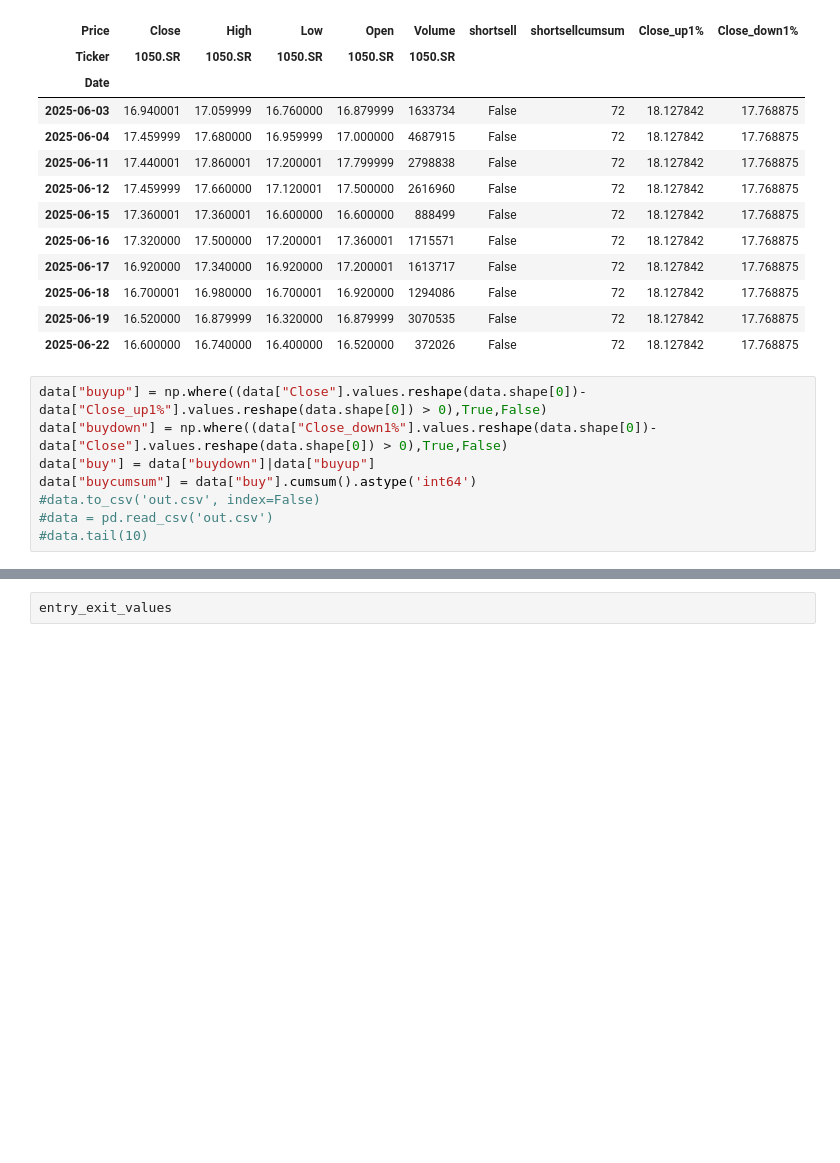
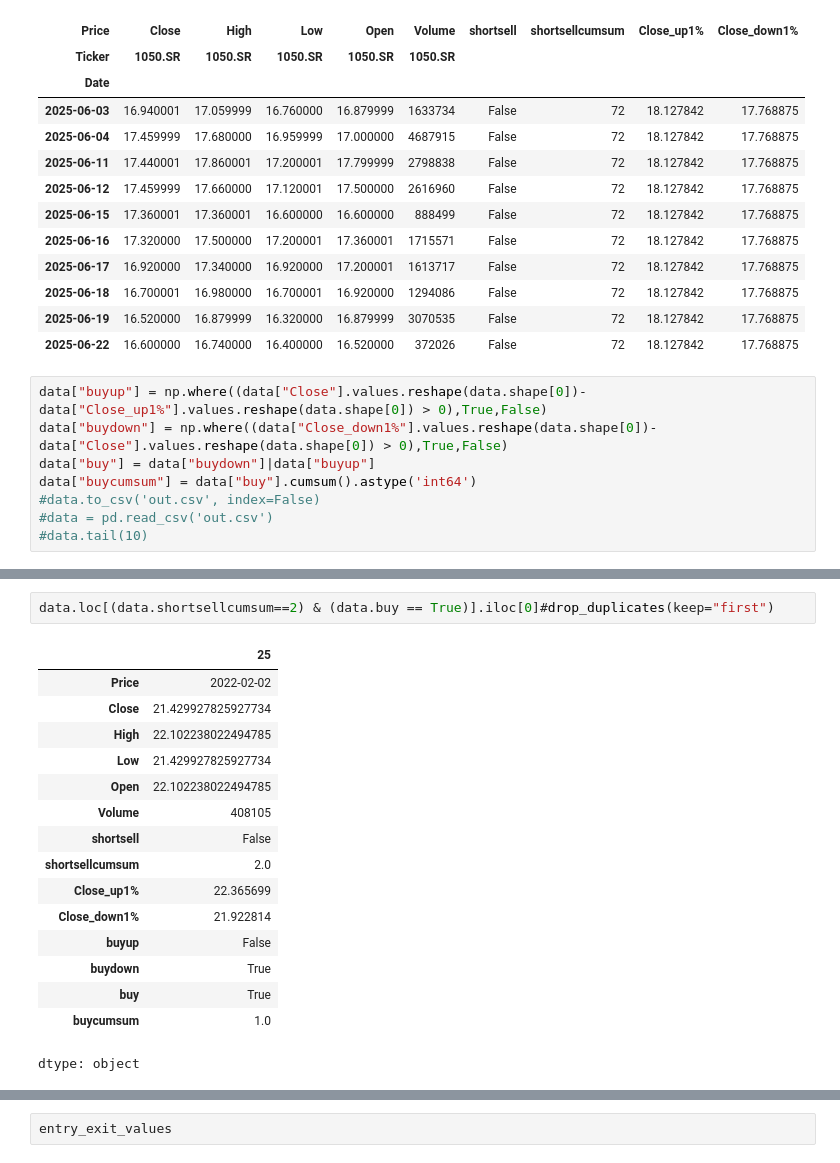
Before and after one commit to kamarulaw/saudi_backtests, a Jupyter notebook: 250715/FEEADJ_banque_saudi_fransi.ipynb, the cells around one changed output, grey strips where cells are left out. Cells and saved outputs as stored; diff of their text form; blank space fills up the shorter version.

```diff
--- a/250715/FEEADJ_banque_saudi_fransi.ipynb
+++ b/250715/FEEADJ_banque_saudi_fransi.ipynb
@@ -183,3 +183,22 @@ data.head(10)
+# %%
+data.loc[(data.shortsellcumsum==2) & (data.buy == True)].iloc[0]#drop_duplicates(keep="first")
+# %% [output]
+|  | 25 |
+| Price | 2022-02-02 |
+| Close | 21.429927825927734 |
+| High | 22.102238022494785 |
+| Low | 21.429927825927734 |
+| Open | 22.102238022494785 |
+| Volume | 408105 |
+| shortsell | False |
+| shortsellcumsum | 2.0 |
+| Close_up1% | 22.365699 |
+| Close_down1% | 21.922814 |
+| buyup | False |
+| buydown | True |
+| buy | True |
+| buycumsum | 1.0 |
+dtype: object
 # %%
 entry_exit_values = []
 dates = []
```
Also changed, not shown: parts of 5 cells of this notebook.
